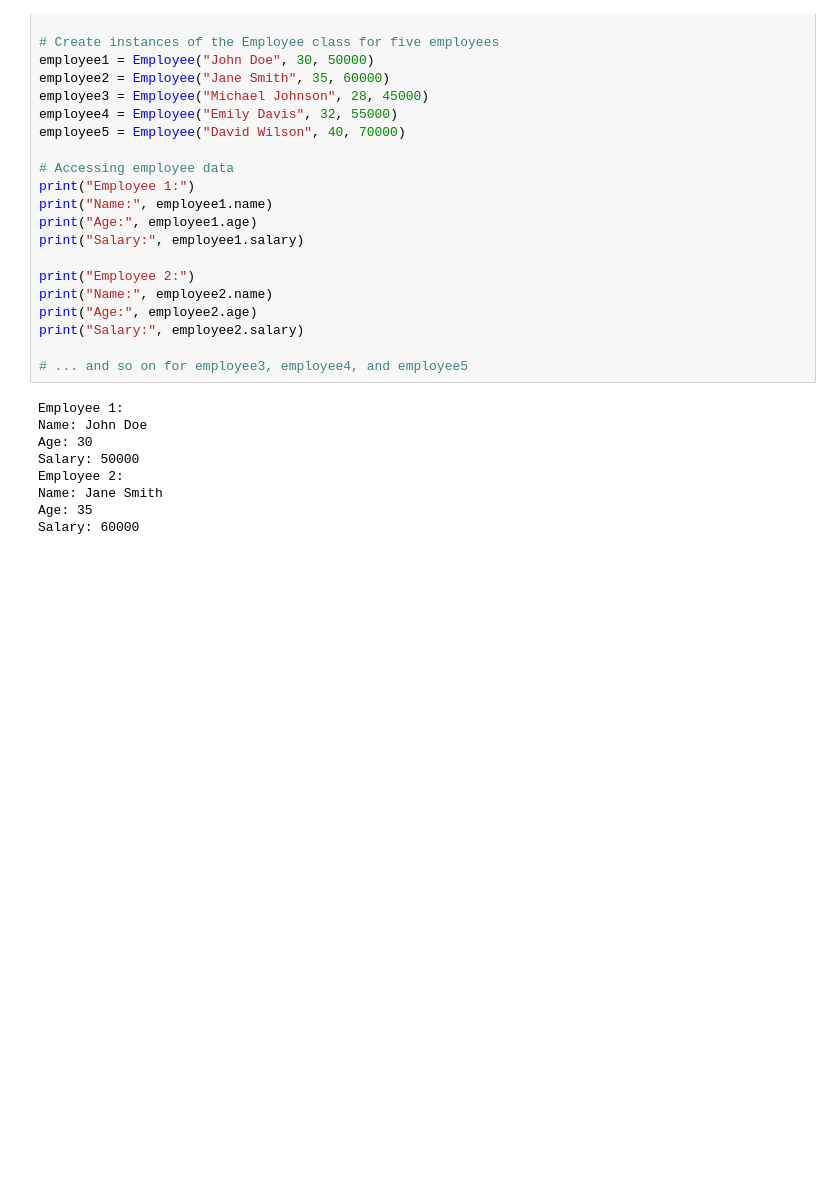
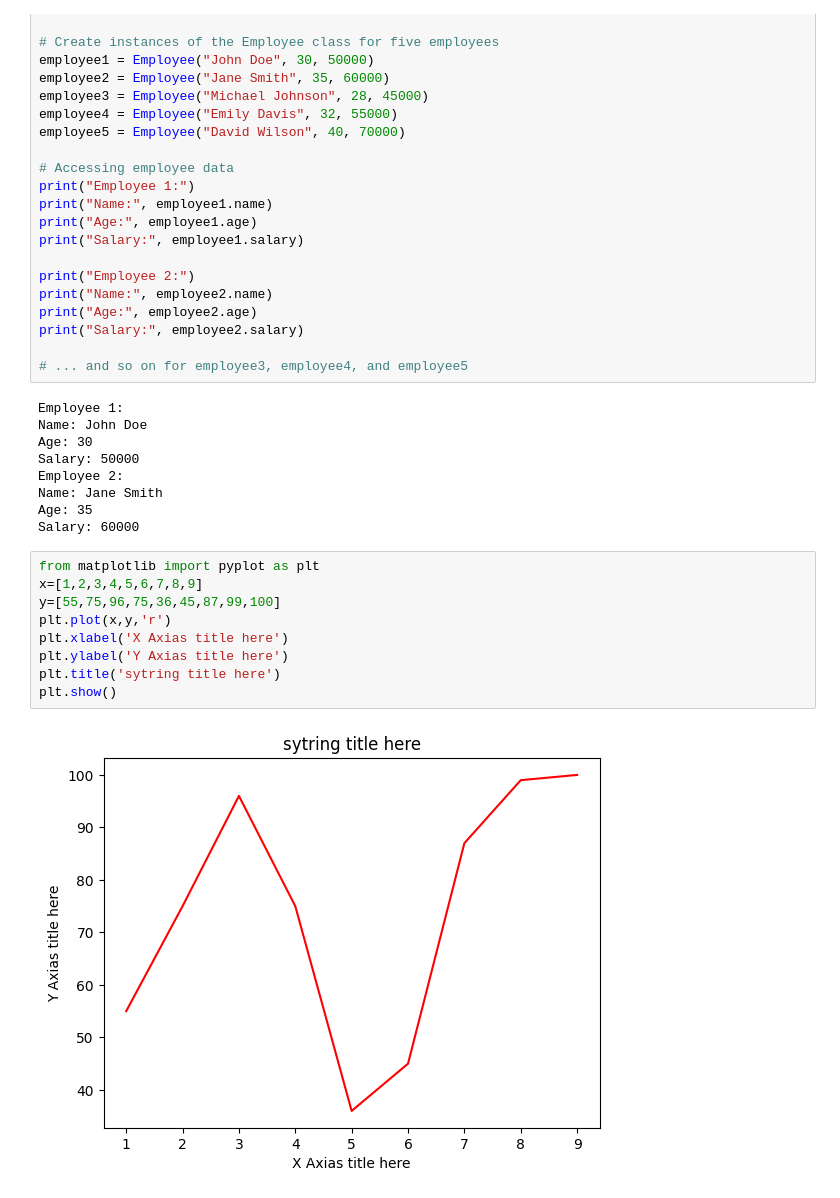
Before and after one commit to rachittyagii/semester---2-Code, a Jupyter notebook: Day3.ipynb, the cells around one changed output. Cells and saved outputs as stored; diff of their text form; blank space fills up the shorter version.

```diff
--- a/Day3.ipynb
+++ b/Day3.ipynb
@@ -114,3 +114,14 @@ Employee 2:
 Name: Jane Smith
 Age: 35
 Salary: 60000
+# %%
+from matplotlib import pyplot as plt
+x=[1,2,3,4,5,6,7,8,9]
+y=[55,75,96,75,36,45,87,99,100]
+plt.plot(x,y,'r')
+plt.xlabel('X Axias title here')
+plt.ylabel('Y Axias title here')
+plt.title('sytring title here')
+plt.show()
+# %% [output]
+[figure, added]
```
